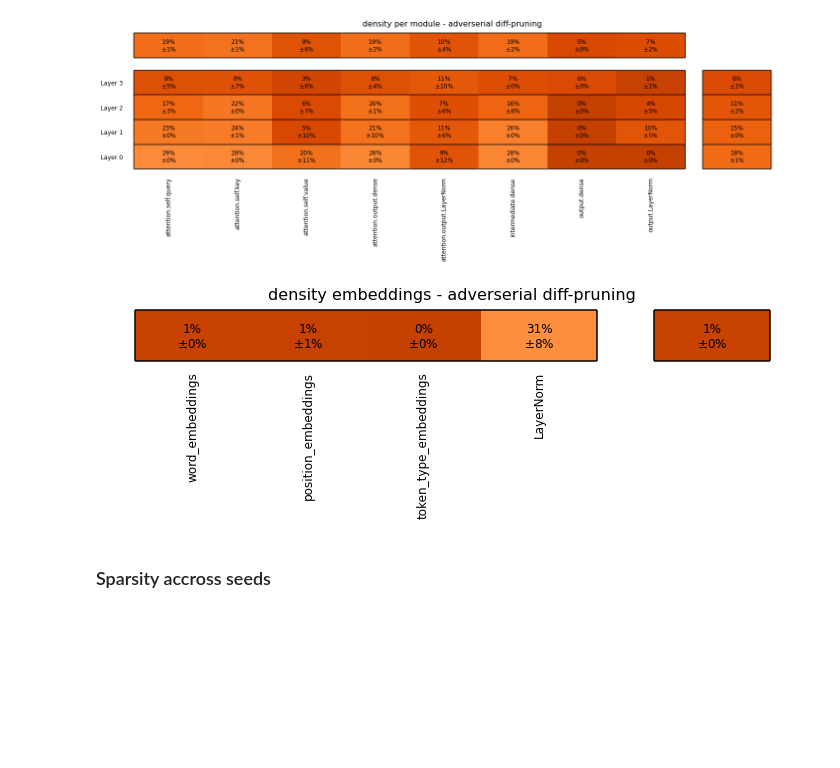
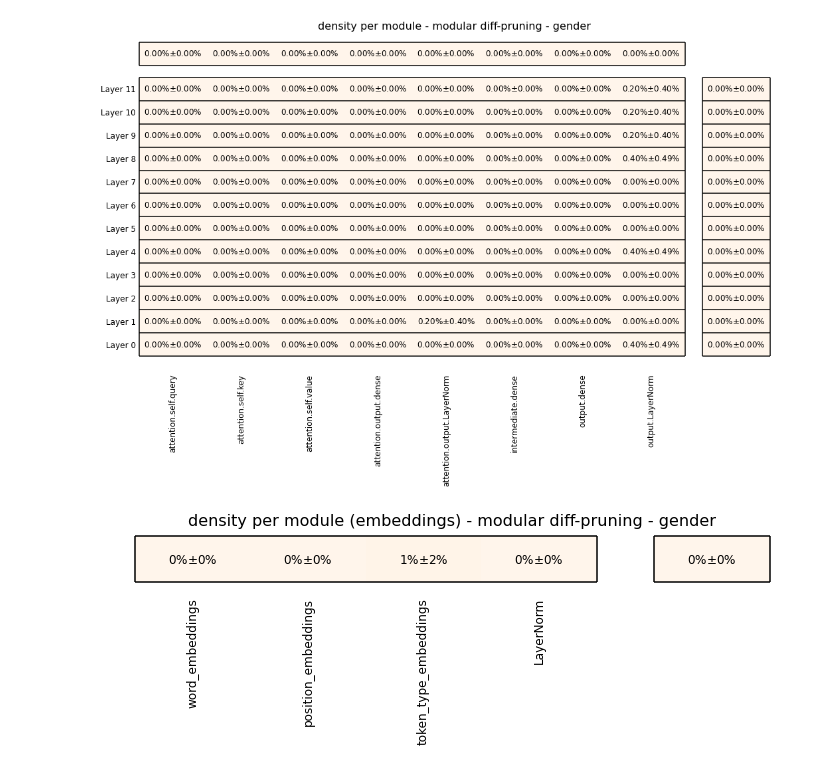
Before and after one commit to sirluk/sparse_transformers, a Jupyter notebook: analysis/analyze_sparsity_single_model.ipynb, the cells around one changed output. Drawn from its saved outputs; the diff is of its cells as text; code cells hidden in the pictures; blank space fills up the shorter version.

```diff
--- a/analysis/analyze_sparsity_single_model.ipynb
+++ b/analysis/analyze_sparsity_single_model.ipynb
@@ -25,0 +19,13 @@ model_cls = AdvDiffModel
+# %%
+output_folder = "charts"
+model_type = "bertbase" # bertl4
+
+folder = f"/share/home/lukash/pan16/{model_type}/cp_modular"
+# experiment_name = "adverserial-diff_pruning_0.01-bert-base-uncased-64-2e-05-sp_pen1.25e-07-weighted_loss_prot-age-seed{}.pt"
+# experiment_name = "adverserial-diff_pruning_0.01-bert-base-uncased-64-2e-05-sp_pen1.25e-07-cp_init-weighted_loss_prot-gender-seed{}.pt"
+experiment_name = "modular-diff_pruning_0.01-bert-base-uncased-64-2e-05-sp_pen1.25e-07-weighted_loss_prot-gender_age-seed{}.pt"
+
+# visualization params
+model_cat = "modular" # adverserial, modular
+prot_attr = "gender"
+savefigs = False
@@ -26,2 +36,3 @@ model_cls = AdvDiffModel
 # %%
-model_dicts, model_layer_dicts, model_module_dicts = get_sparsity_info(folder, experiment_name, model_cls)
+model_dicts, model_layer_dicts, model_module_dicts = get_sparsity_info(folder, experiment_name, par_idx=0)
+clear_output()
@@ -48,8 +43,10 @@ n_layers = len(layer_list)
 n_modules = len(layer_list[0])
 module_names = list(layer_list[0].keys())
 
-colors = [plt.get_cmap('Blues'), plt.get_cmap('Oranges')]
-color_fn = lambda x: abs(x-1)-0.2
+cmap = plt.get_cmap('Oranges')
+
+# use to change number range for color gradient
+color_fn = lambda x: x # abs(x-1)-0.2
 
 width = 1
 spacing = width / 4
@@ -68,56 +65,62 @@ ar_to_scalar = lambda ar: ar.flatten()[0]
 # %%
 title_fontsize = 16
 text_fontsize = 12
+title = f"density per module - {model_cat} diff-pruning - {prot_attr}"
+filename = f"density_per_module_{model_cat}_{prot_attr}.png"
 
-plt.figure(figsize=(20,7))
+plt.figure(figsize=(15,10))
 plt.barh(y_coords_adj, width/2, left=0-width/2, height=width, color="w")
 start = 0
 for m_name in module_names:
     averages, error_margins = zip(*[l[m_name] for l in layer_list])
     m_average, m_error_margin = [ar_to_scalar(ar) for ar in module_dict[m_name]]
-    color = [colors[1](color_fn(a)) for a in averages]
+    color = [cmap(color_fn(a)) for a in averages]
     color.append("w")
-    color.append(colors[1](color_fn(m_average)))
+    color.append(cmap(color_fn(m_average)))
     plt.barh(y_coords_adj, width, height=width, left=start, color=color)
     for y, a, e in zip(y_coords, averages, error_margins):
         a, e = ar_to_scalar(a), ar_to_scalar(e)
-        plt.text(start+width/2, y, "{:.0%}\n$\pm${:.0%}".format(a, e), ha='center', va='center', color="k", fontsize=text_fontsize)
-    plt.text(start+width/2, y_coords_adj[-1], "{:.0%}\n$\pm${:.0%}".format(m_average, m_error_margin), ha='center', va='center', color="k", fontsize=text_fontsize)
+        plt.text(start+width/2, y, "{:.2%}$\pm${:.2%}".format(a, e), ha='center', va='center', color="k", fontsize=text_fontsize)
+    plt.text(start+width/2, y_coords_adj[-1], "{:.2%}$\pm${:.2%}".format(m_average, m_error_margin), ha='center', va='center', color="k", fontsize=text_fontsize)
     start += width
 
 plt.barh(y_coords, spacing, left=start, height=width, color="w")
 start += spacing
 
 averages, error_margins = zip(*list(layer_dict.values())[1:])
-color = [colors[1](color_fn(a)) for a in averages]
+color = [cmap(color_fn(a)) for a in averages]
 plt.barh(y_coords, width, left=start, height=width, color=color)
 for y, a, e in zip(y_coords, averages, error_margins):
     a, e = ar_to_scalar(a), ar_to_scalar(e)
-    plt.text(start+width/2, y, "{:.0%}\n$\pm${:.0%}".format(a, e), ha='center', va='center', color="k", fontsize=text_fontsize)
+    plt.text(start+width/2, y, "{:.2%}$\pm${:.2%}".format(a, e), ha='center', va='center', color="k", fontsize=text_fontsize)
 
 for y in hline_positions:
     plt.hlines(y, 0, width*n_modules, colors="black")
 for y in hline_positions[:-2]:
     plt.hlines(y, width*n_modules+spacing, width*(n_modules+1)+spacing, colors="black")
 
 for x in vline_positions:
     plt.vlines(x, 0-width/2, y_coords[-1]+width/2, colors="black")
 for x in vline_positions[:2]:
     plt.vlines(x, y_coords_adj[-1]-width/2, y_coords_adj[-1]+width/2, colors="black")
 
 plt.xticks(np.arange(n_modules, step=width) + width/2, labels=module_names, rotation=90, fontsize=text_fontsize)
 plt.yticks(y_coords, labels=[f"Layer {i}" for i in range(n_layers)], fontsize=text_fontsize)
-plt.title("density per module - adverserial diff-pruning", fontsize=title_fontsize, y=.98)
+plt.title(title, fontsize=title_fontsize, y=.98)
 sns.despine(left=True, bottom=True, right=True)
 plt.tick_params(axis="x", bottom=False, pad=0)
 plt.tick_params(axis="y", left=False, pad=-50)
 
 plt.tight_layout()
-# plt.savefig(os.path.join(output_folder, "density_per_module_adv.png"))
+if savefigs:
+    plt.savefig(os.path.join(output_folder, filename))
 plt.show()
 # %% [output]
-[figure, old version]
+[figure, new version]
 # %%
+title = f"density per module (embeddings) - {model_cat} diff-pruning - {prot_attr}"
+filename = f"density_per_module_embeddings_{model_cat}_{prot_attr}.png"
+
 emb_dict = {k[11:]:v for k,v in base_dict.items() if k[:10]=="embeddings"}
 n_modules = len(emb_dict)
 
@@ -127,13 +130,13 @@ x_coords = np.arange(n_modules, step=width)
 x_coords_adj = np.concatenate([x_coords, [x_coords[-1]+spacing+width/2, x_coords[-1]+width*1.5]])
 averages, error_margins= zip(*emb_dict.values())
 l_average, l_error_margin = np.concatenate(layer_dict[0])
-color = [colors[1](color_fn(a)) for a in averages] + ["w", colors[1](color_fn(l_average))]
+color = [cmap(color_fn(a)) for a in averages] + ["w", cmap(color_fn(l_average))]
 plt.figure(figsize=(10,3.5))
 plt.bar(x_coords_adj, height=width, width=[width] * n_modules + [spacing, width], color=color)
 for x, a, e in zip(x_coords, averages, error_margins):
     a, e = ar_to_scalar(a), ar_to_scalar(e)
-    plt.text(x, width/2, "{:.0%}\n$\pm${:.0%}".format(a, e), ha='center', va='center', color="k", fontsize=text_fontsize)
-plt.text(x_coords_adj[-1], width/2, "{:.0%}\n$\pm${:.0%}".format(l_average, l_error_margin), ha='center', va='center', color="k", fontsize=text_fontsize)
+    plt.text(x, width/2, "{:.0%}$\pm${:.0%}".format(a, e), ha='center', va='center', color="k", fontsize=text_fontsize)
+plt.text(x_coords_adj[-1], width/2, "{:.0%}$\pm${:.0%}".format(l_average, l_error_margin), ha='center', va='center', color="k", fontsize=text_fontsize)
 
 x_coords_lines = [x_coords[0]-width/2, x_coords[-1]+width/2, x_coords[-1]+width/2+spacing*2, x_coords[-1]+width*1.5+spacing*2]
 for y in [0, width]:
@@ -146,14 +149,13 @@ plt.bar(0, height=-width, width=width, color="w")
 
 plt.xticks(x_coords, labels=emb_dict.keys(), rotation=90, fontsize=text_fontsize)
 plt.yticks([])
-plt.title("density embeddings - adverserial diff-pruning", fontsize=title_fontsize)
+plt.title(title, fontsize=title_fontsize)
 sns.despine(left=True, bottom=True, right=True)
-plt.tick_params(axis="x", bottom=False, pad=-50)
+plt.tick_params(axis="x", bottom=False, pad=-40)
 
 plt.tight_layout()
-# plt.savefig(os.path.join(output_folder, "density_embedding_adv.png"))
+if savefigs:
+    plt.savefig(os.path.join(output_folder, filename))
 plt.show()
 # %% [output]
-[figure, old version]
+[figure, new version]
-# %% [markdown]
-### Sparsity accross seeds
```
Also changed, not shown: parts of 11 cells of this notebook, 4 other files.
